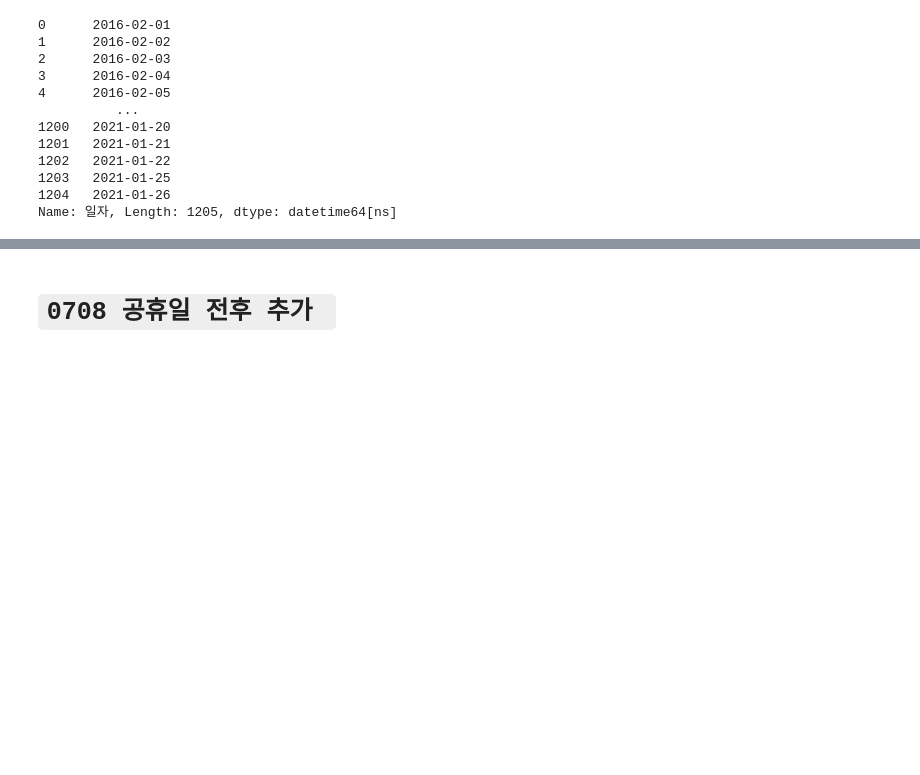
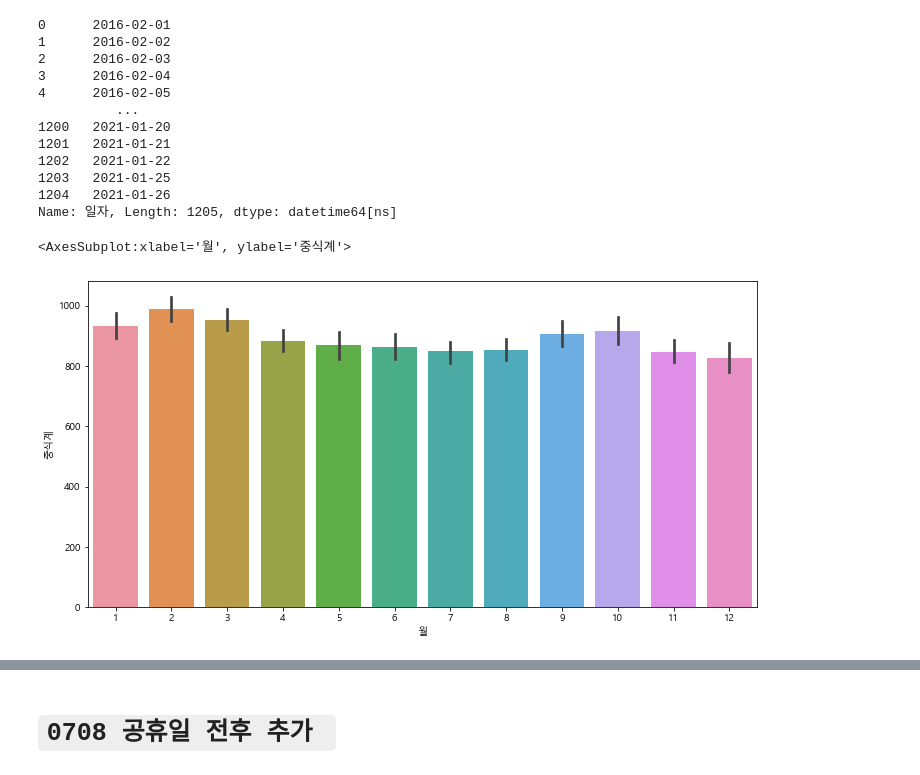
Before and after one commit to JBNU-JBIG/DACON-The_number_of_diners_in_the_cafeteria_Prediction, a Jupyter notebook: 0708_[베이스라인] 수정본.ipynb, the cells around one changed output, grey strips where cells are left out. Saved outputs shown, nothing was run; the diff lists cells and outputs as text; code cells hidden in the pictures; blank space fills up the shorter version.

```diff
--- a/0708_[베이스라인] 수정본.ipynb
+++ b/0708_[베이스라인] 수정본.ipynb
@@ -16,6 +16,13 @@ from sklearn.ensemble import RandomForestRegressor
 train = pd.read_csv('G:\내 드라이브\Github\Dacon_Prediction-of-number-AI/train.csv')
 test = pd.read_csv('G:\내 드라이브\Github\Dacon_Prediction-of-number-AI/test.csv')
 submission = pd.read_csv('G:\내 드라이브\Github\Dacon_Prediction-of-number-AI/sample_submission.csv')
+
+temp = pd.read_csv('G:\내 드라이브\Github\Dacon_Prediction-of-number-AI/진주체감온도.csv')
+# %%
+temp.columns = ['일자','기온','풍속','체감기온']
+# %%
+train = pd.merge(train, temp)
+test = pd.merge(test, temp)
 # %% [markdown]
 ## 데이터
 # %% [markdown]
@@ -35,8 +42,8 @@ weekdayrankfordinner = {
     '금' : 4
 }
 
-train['요일(석식)'] = train['요일'].map(weekday)
-test['요일(석식)'] = test['요일'].map(weekday)
+train['요일(석식)'] = train['요일'].map(weekdayrankfordinner)
+test['요일(석식)'] = test['요일'].map(weekdayrankfordinner)
 # %% [markdown]
 ## `월, 일을 숫자형으로 변환`
 # %%
@@ -73,3 +80,9 @@ test['주'] = test['주'].astype('int')
 1203   2021-01-25
 1204   2021-01-26
 Name: 일자, Length: 1205, dtype: datetime64[ns]
+# %%
+plt.figure(figsize=(12,6))
+sns.barplot(train['월'], train['중식계'])
+# %% [output]
+<AxesSubplot:xlabel='월', ylabel='중식계'>
+[figure, added]
```
Also changed, not shown: parts of 20 cells of this notebook, 10 other files.
